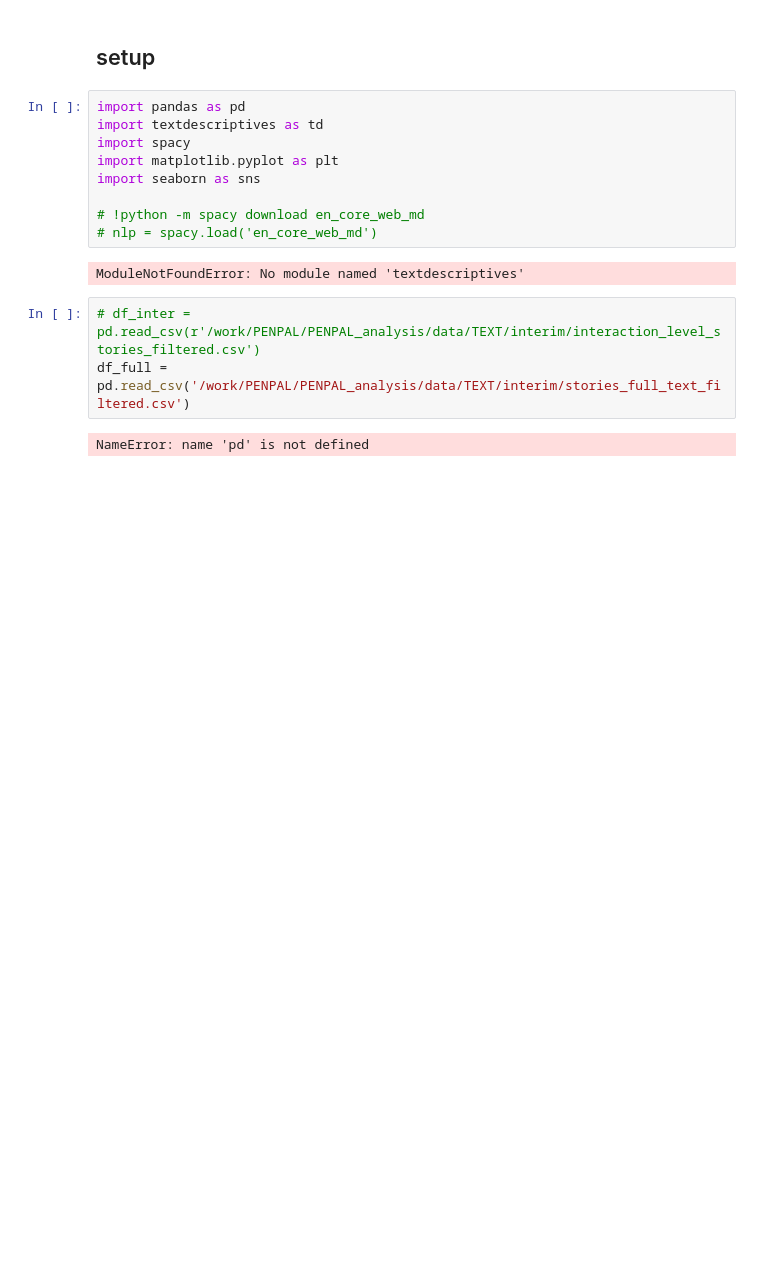
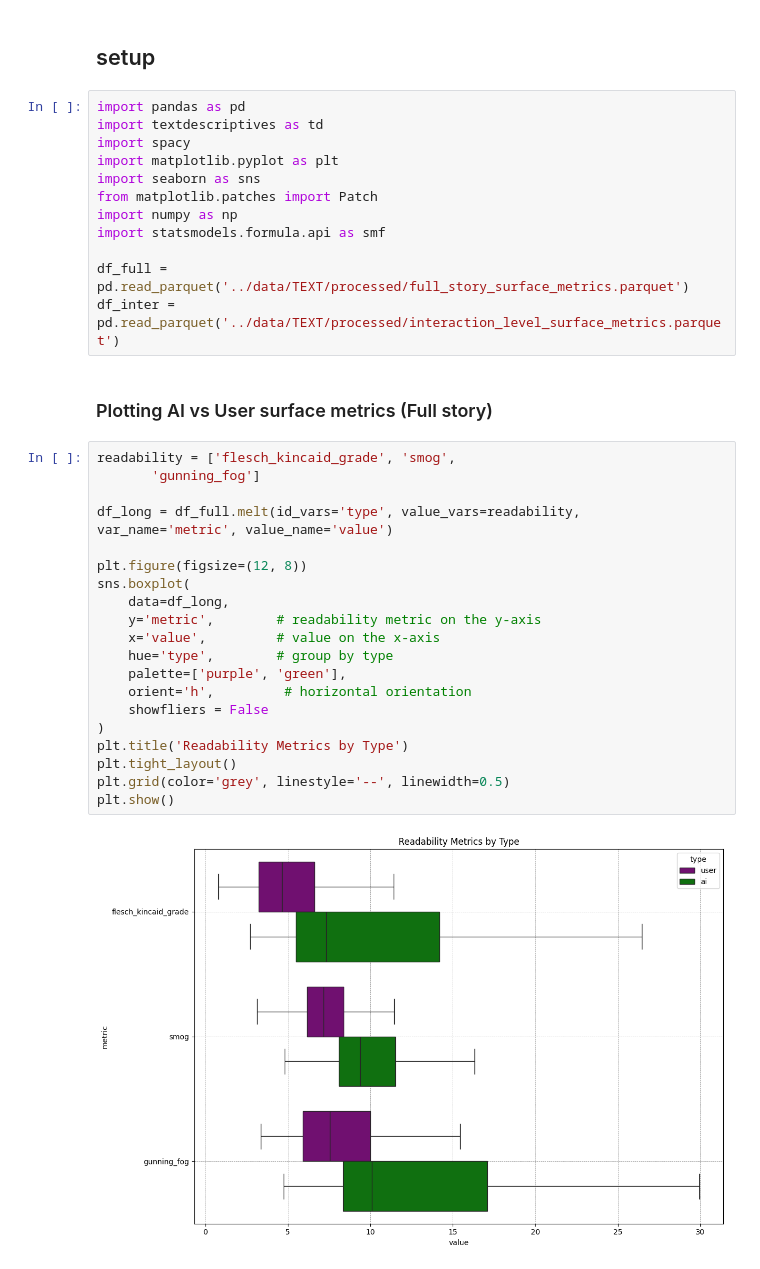
Before and after one commit to Halfidaldal/PENPAL_analysis, a Jupyter notebook: analysis/quick_analysis.ipynb, the cells around one changed output. Cells and saved outputs as stored; diff of their text form; blank space fills up the shorter version.

```diff
--- a/analysis/quick_analysis.ipynb
+++ b/analysis/quick_analysis.ipynb
@@ -6,13 +6,33 @@ import textdescriptives as td
 import spacy
 import matplotlib.pyplot as plt
 import seaborn as sns
+from matplotlib.patches import Patch
+import numpy as np
+import statsmodels.formula.api as smf
 
-# !python -m spacy download en_core_web_md
-# nlp = spacy.load('en_core_web_md')
+df_full = pd.read_parquet('../data/TEXT/processed/full_story_surface_metrics.parquet')
+df_inter = pd.read_parquet('../data/TEXT/processed/interaction_level_surface_metrics.parquet')
-# %% [output]
-ModuleNotFoundError: No module named 'textdescriptives'
-# %%
-# df_inter = pd.read_csv(r'/work/PENPAL/PENPAL_analysis/data/TEXT/interim/interaction_level_stories_filtered.csv')
-df_full = pd.read_csv('/work/PENPAL/PENPAL_analysis/data/TEXT/interim/stories_full_text_filtered.csv')
-# %% [output]
-NameError: name 'pd' is not defined
+# %% [markdown]
+### Plotting AI vs User surface metrics (Full story)
+# %%
+readability = ['flesch_kincaid_grade', 'smog',
+       'gunning_fog']
+
+df_long = df_full.melt(id_vars='type', value_vars=readability, var_name='metric', value_name='value')
+
+plt.figure(figsize=(12, 8))
+sns.boxplot(
+    data=df_long,
+    y='metric',        # readability metric on the y-axis
+    x='value',         # value on the x-axis
+    hue='type',        # group by type
+    palette=['purple', 'green'],
+    orient='h',         # horizontal orientation
+    showfliers = False
+)
+plt.title('Readability Metrics by Type')
+plt.tight_layout()
+plt.grid(color='grey', linestyle='--', linewidth=0.5)
+plt.show()
+# %% [output]
+[figure, added]
```
Also changed, not shown: parts of 53 cells of this notebook.
